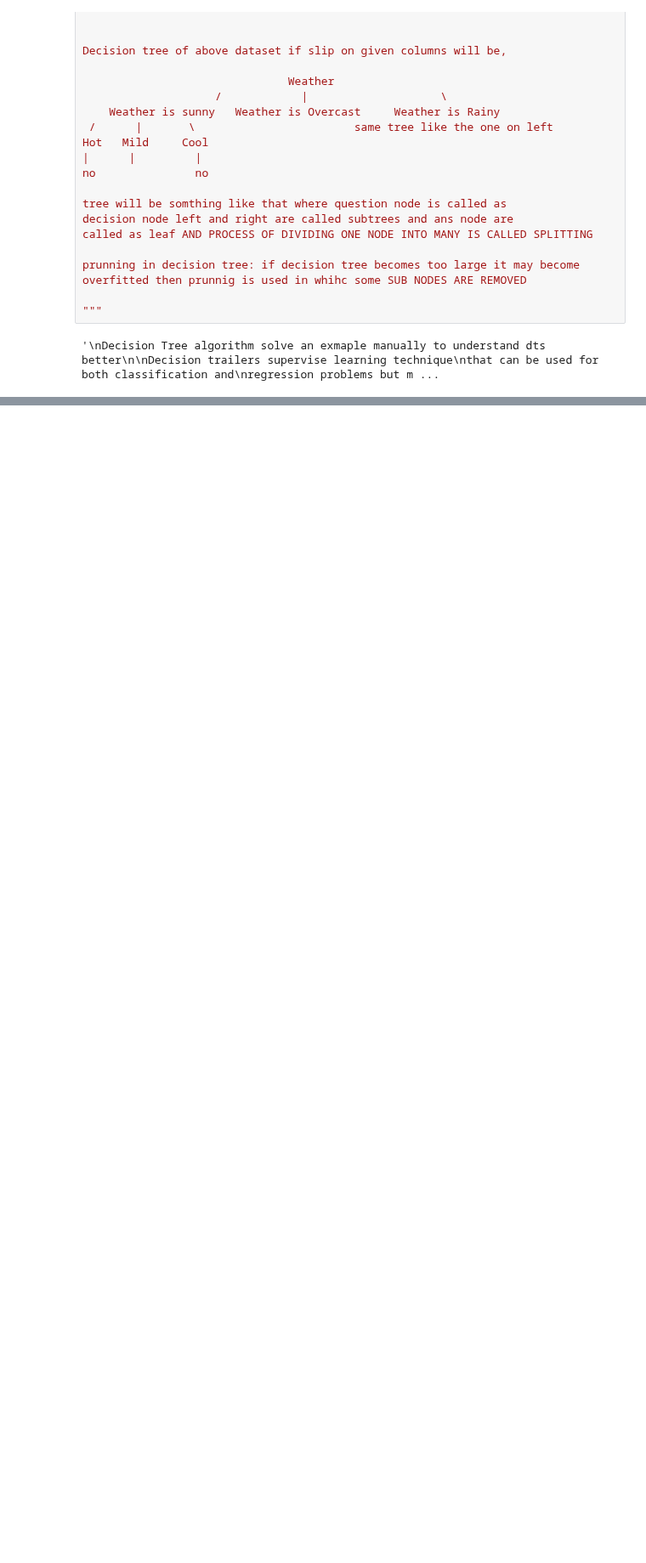
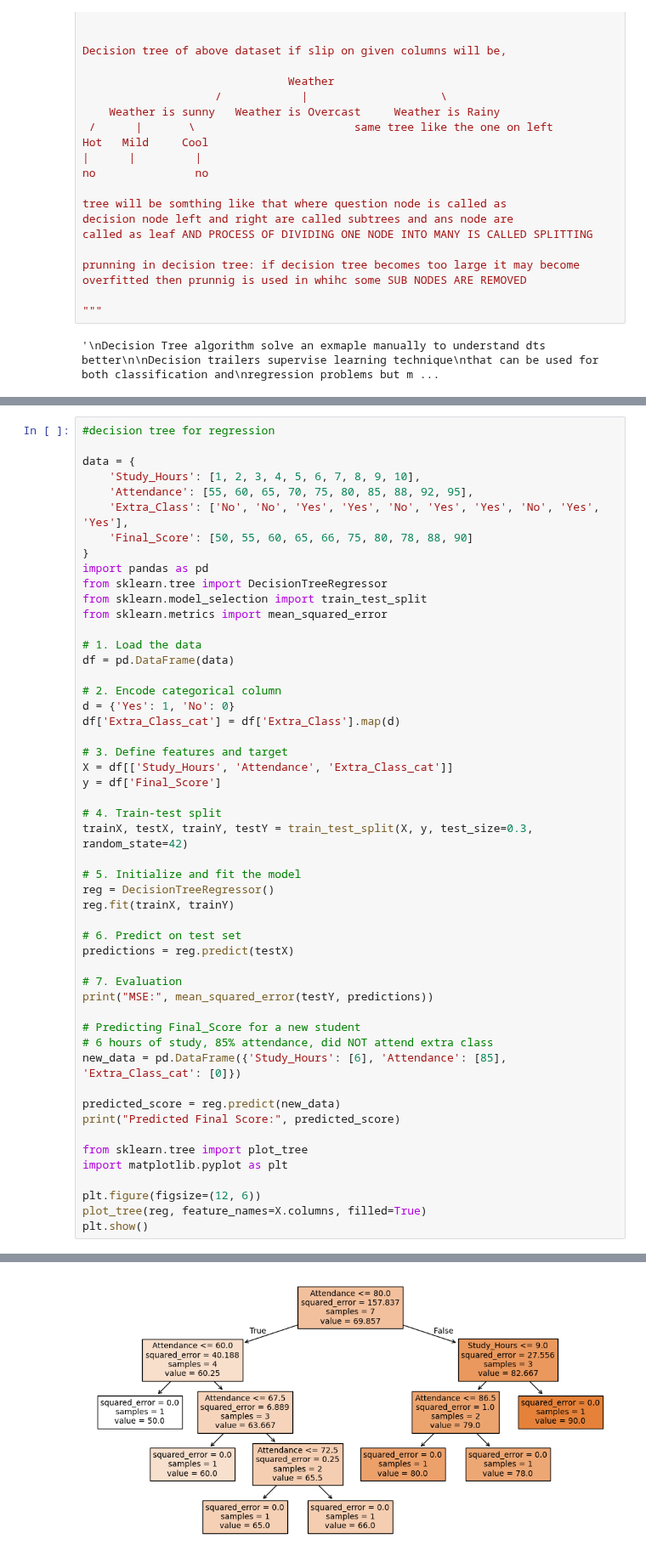
Before and after one commit to KedarDamale/Data-Science, a Jupyter notebook: Data-science/4.Supervised-Learning.ipynb, the cells around one changed output, grey strips where cells are left out. Shown at 85% size. Saved outputs shown, nothing was run; the diff lists cells and outputs as text; blank space fills up the shorter version.

```diff
--- a/Data-science/4.Supervised-Learning.ipynb
+++ b/Data-science/4.Supervised-Learning.ipynb
@@ -1616,0 +1628,52 @@ Will the student get the admission?: No
+# %%
+#decision tree for regression
+
+data = {
+    'Study_Hours': [1, 2, 3, 4, 5, 6, 7, 8, 9, 10],
+    'Attendance': [55, 60, 65, 70, 75, 80, 85, 88, 92, 95],
+    'Extra_Class': ['No', 'No', 'Yes', 'Yes', 'No', 'Yes', 'Yes', 'No', 'Yes', 'Yes'],
+    'Final_Score': [50, 55, 60, 65, 66, 75, 80, 78, 88, 90]
+}
+import pandas as pd
+from sklearn.tree import DecisionTreeRegressor
+from sklearn.model_selection import train_test_split
+from sklearn.metrics import mean_squared_error
+
+# 1. Load the data
+df = pd.DataFrame(data)
+
+# 2. Encode categorical column
+d = {'Yes': 1, 'No': 0}
+df['Extra_Class_cat'] = df['Extra_Class'].map(d)
+
+# 3. Define features and target
+X = df[['Study_Hours', 'Attendance', 'Extra_Class_cat']]
+y = df['Final_Score']
+
+# 4. Train-test split
+trainX, testX, trainY, testY = train_test_split(X, y, test_size=0.3, random_state=42)
+
+# 5. Initialize and fit the model
+reg = DecisionTreeRegressor()
+reg.fit(trainX, trainY)
+
+# 6. Predict on test set
+predictions = reg.predict(testX)
+
+# 7. Evaluation
+print("MSE:", mean_squared_error(testY, predictions))
+
+# Predicting Final_Score for a new student
+# 6 hours of study, 85% attendance, did NOT attend extra class
+new_data = pd.DataFrame({'Study_Hours': [6], 'Attendance': [85], 'Extra_Class_cat': [0]})
+
+predicted_score = reg.predict(new_data)
+print("Predicted Final Score:", predicted_score)
+
+from sklearn.tree import plot_tree
+import matplotlib.pyplot as plt
+
+plt.figure(figsize=(12, 6))
+plot_tree(reg, feature_names=X.columns, filled=True)
+plt.show()
+# %% [output]
@@ -1616,0 +1682 @@ Will the student get the admission?: No
+[figure, added]
```
Also changed, not shown: parts of 2 cells of this notebook.
